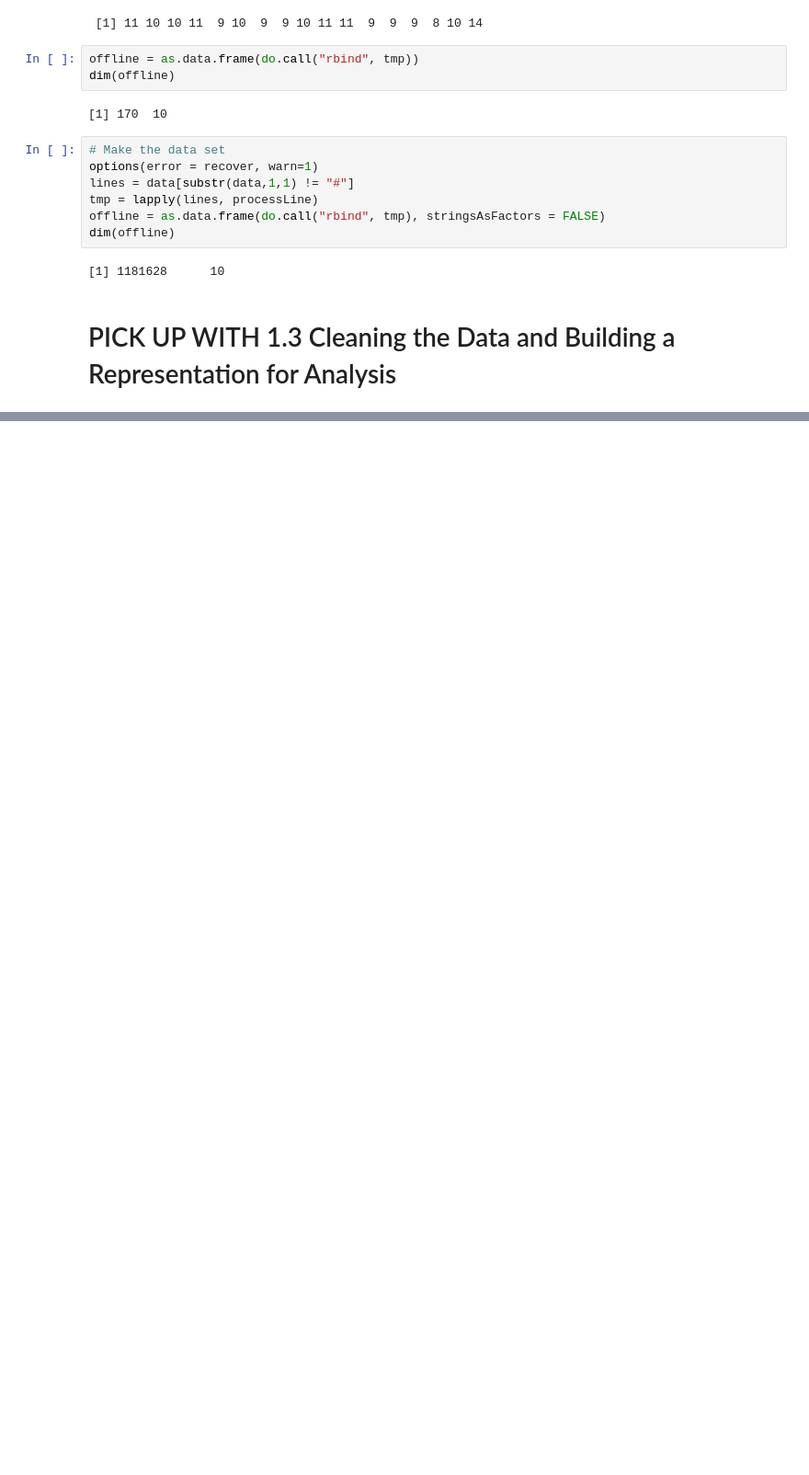
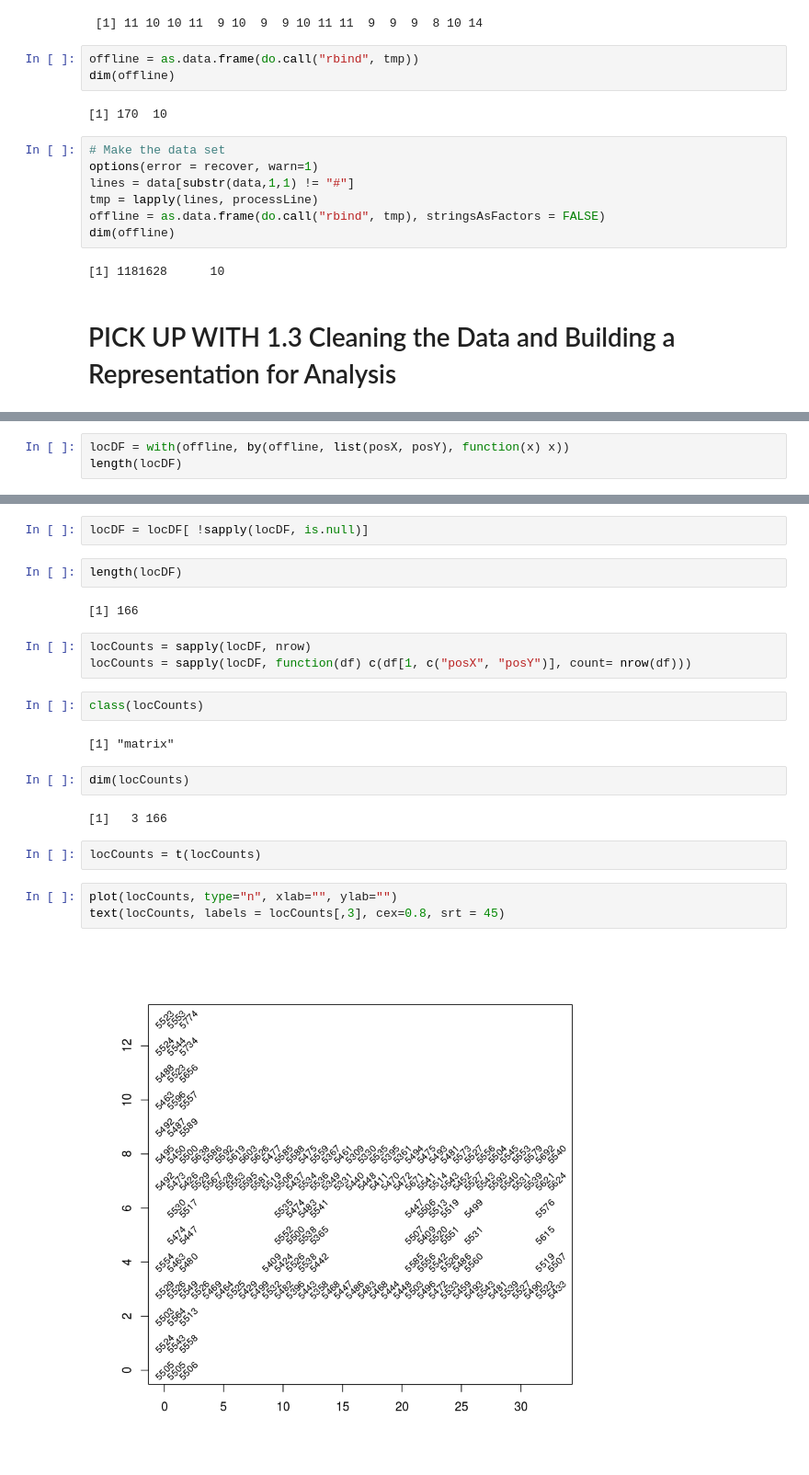
Before and after one commit to CaseyRMartinez/QTW_CaseStudies, a Jupyter notebook: RTLS_CaseStudy1.ipynb, the cells around one changed output, grey strips where cells are left out. Shown at 92% size. Cells and saved outputs as stored; diff of their text form; blank space fills up the shorter version.

```diff
--- a/RTLS_CaseStudy1.ipynb
+++ b/RTLS_CaseStudy1.ipynb
@@ -116,0 +228,3 @@ dim(offline)
+# %%
+locDF = with(offline, by(offline, list(posX, posY), function(x) x))
+length(locDF)
@@ -116,0 +237,24 @@ dim(offline)
+# %%
+locDF = locDF[ !sapply(locDF, is.null)]
+# %%
+length(locDF)
+# %% [output]
+[1] 166
+# %%
+locCounts = sapply(locDF, nrow)
+locCounts = sapply(locDF, function(df) c(df[1, c("posX", "posY")], count= nrow(df)))
+# %%
+class(locCounts)
+# %% [output]
+[1] "matrix"
+# %%
+dim(locCounts)
+# %% [output]
+[1]   3 166
+# %%
+locCounts = t(locCounts)
+# %%
+plot(locCounts, type="n", xlab="", ylab="")
+text(locCounts, labels = locCounts[,3], cex=0.8, srt = 45)
+# %% [output]
+[figure, added]
```
Also changed, not shown: parts of 22 cells of this notebook.
